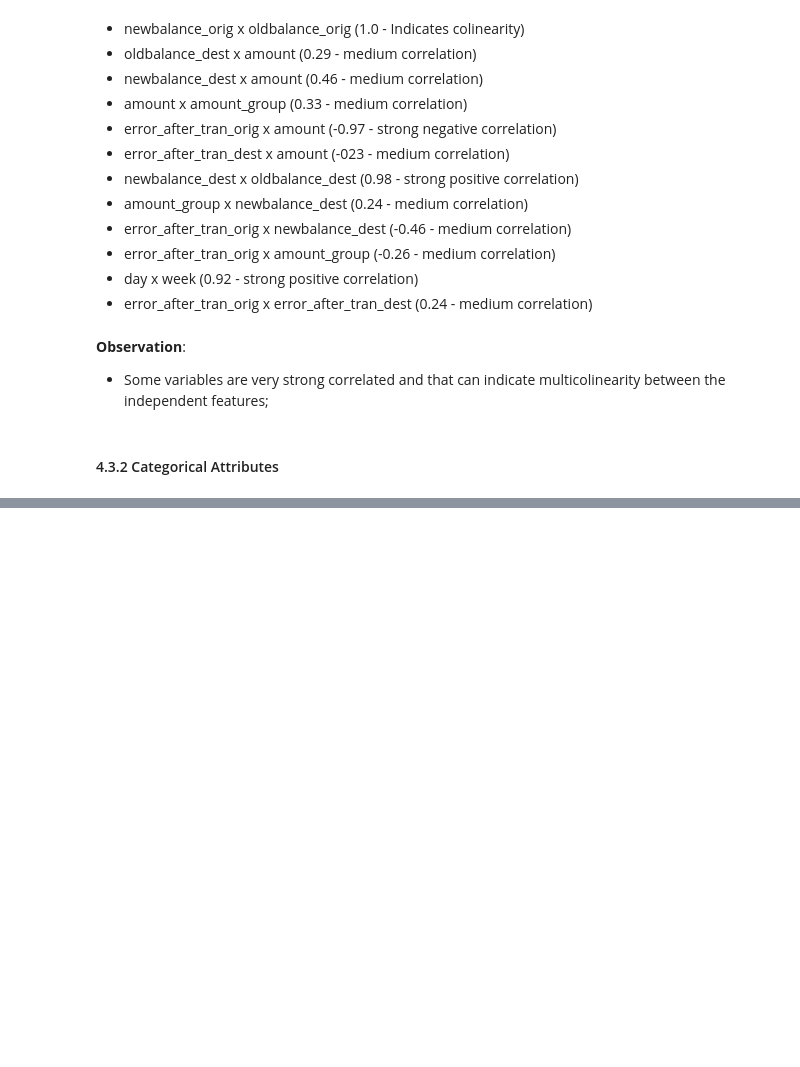
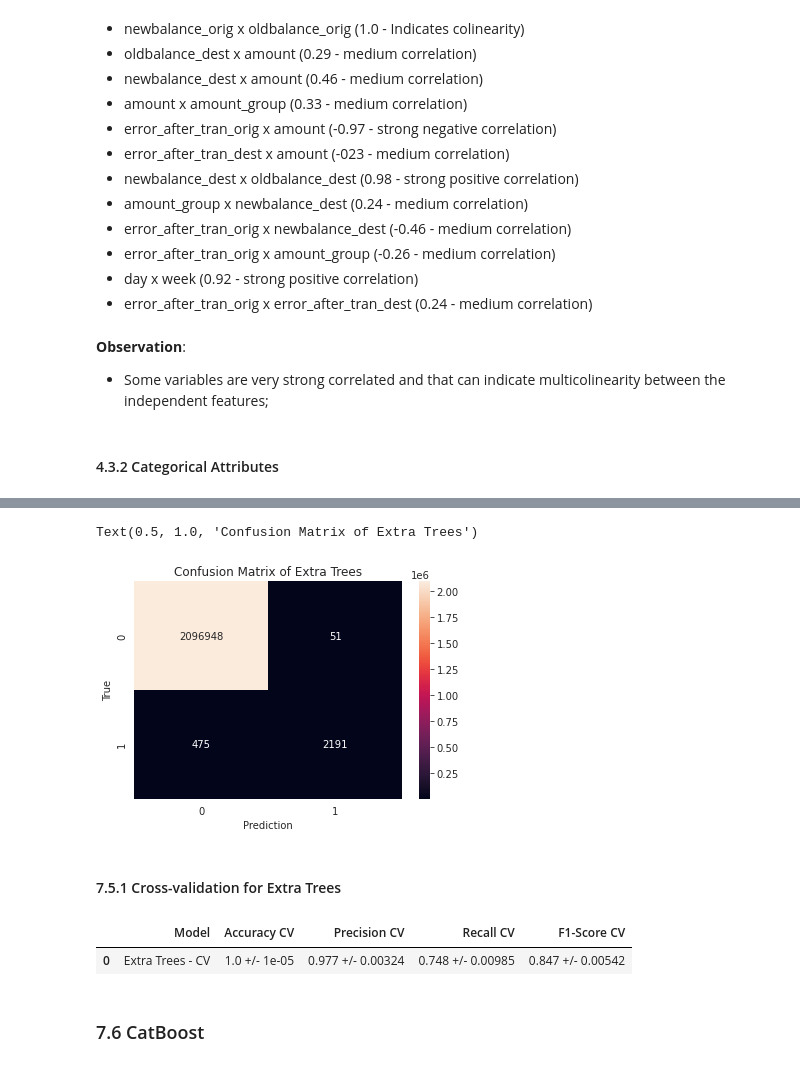
Before and after one commit to jooaobrum/blocker-fraud-company, a Jupyter notebook: notebooks/blocker_fraud_company.ipynb, the cells around one changed output, grey strips where cells are left out. Saved outputs shown, nothing was run; the diff lists cells and outputs as text; code cells hidden in the pictures; blank space fills up the shorter version.

```diff
--- a/notebooks/blocker_fraud_company.ipynb
+++ b/notebooks/blocker_fraud_company.ipynb
@@ -926,0 +1399,19 @@ The categoerical features does not have information with exception of type.
+# %%
+# Plot of the confusion matrix to help the decision
+sns.heatmap(confusion_matrix(y_test, et_preds), annot = True, fmt = 'd')
+plt.ylabel('True')
+plt.xlabel('Prediction')
+plt.title('Confusion Matrix of Extra Trees')
+# %% [output]
+Text(0.5, 1.0, 'Confusion Matrix of Extra Trees')
+[figure, added]
+# %% [markdown]
+#### 7.5.1 Cross-validation for Extra Trees
+# %%
+et_cv = cross_validation('Extra Trees - CV', et_model, X_train, y_train, 5)
+et_cv
+# %% [output]
+|  | Model | Accuracy CV | Precision CV | Recall CV | F1-Score CV |
+| 0 | Extra Trees - CV | 1.0 +/- 1e-05 | 0.977 +/- 0.00324 | 0.748 +/- 0.00985 | 0.847 +/- 0.00542 |
+# %% [markdown]
+### 7.6 CatBoost
```
Also changed, not shown: parts of 121 cells of this notebook.
